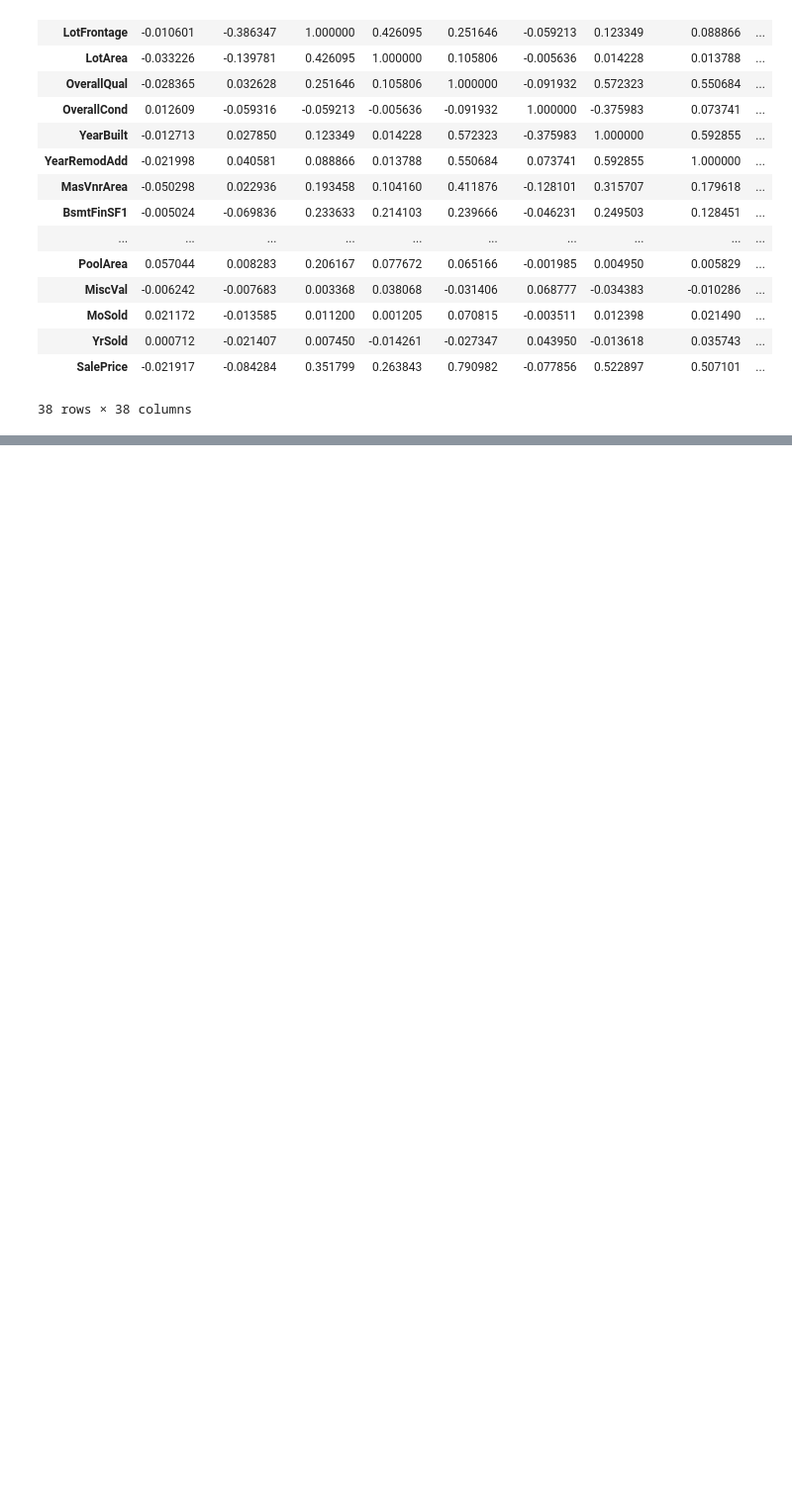
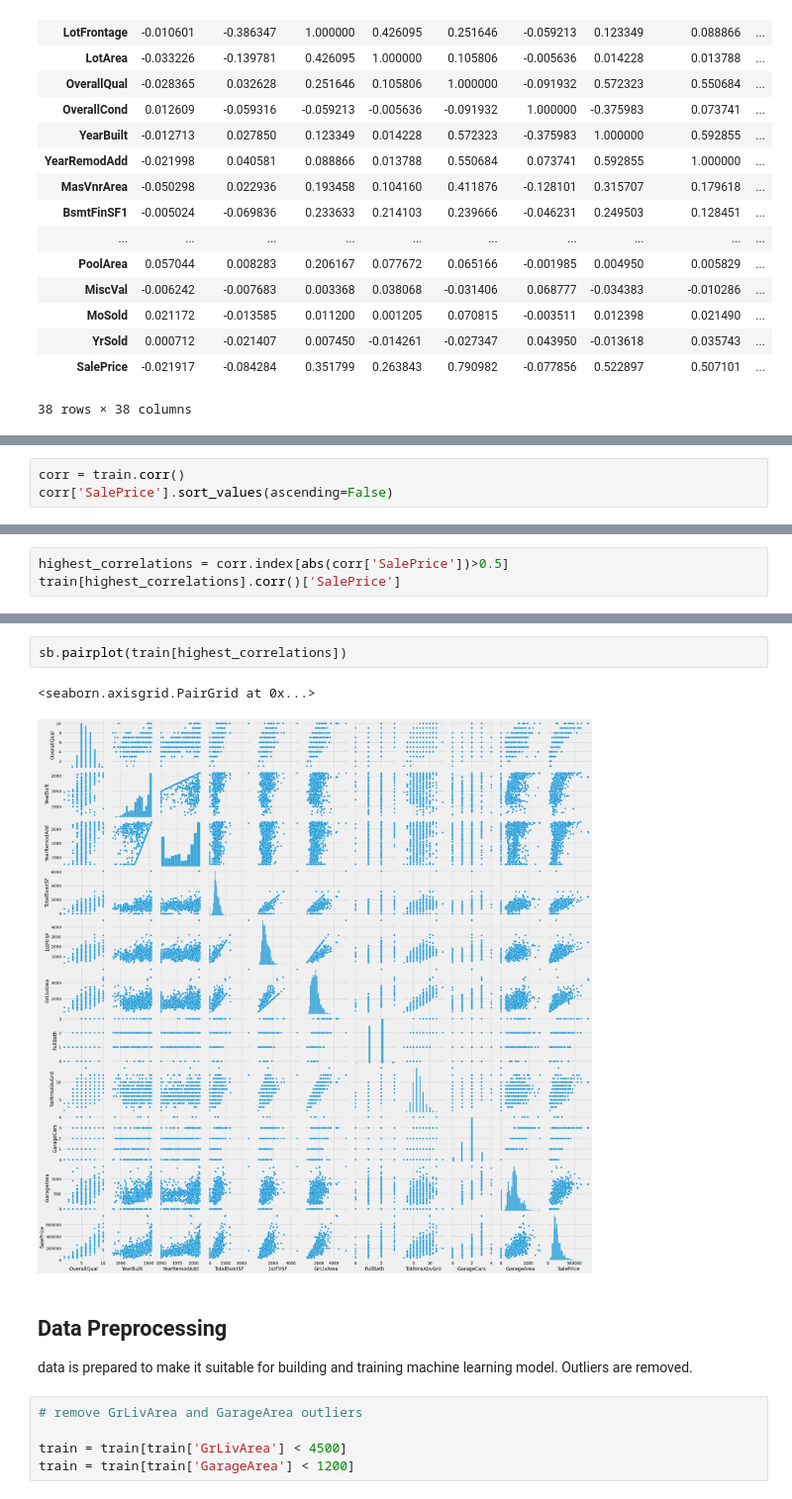
Before and after one commit to jwerenski/housingprices, a Jupyter notebook: housing.ipynb, the cells around one changed output, grey strips where cells are left out. Shown at 99% size. Drawn from its saved outputs; the diff is of its cells as text; blank space fills up the shorter version.

Commit message:
Completed simple housing model

```diff
--- a/housing.ipynb
+++ b/housing.ipynb
@@ -148,0 +149,3 @@ map.set_xticklabels(map.get_xticklabels(), rotation=45, horizontalalignment='rig
+# %%
+corr = train.corr()
+corr['SalePrice'].sort_values(ascending=False)
@@ -148,0 +170,3 @@ map.set_xticklabels(map.get_xticklabels(), rotation=45, horizontalalignment='rig
+# %%
+highest_correlations = corr.index[abs(corr['SalePrice'])>0.5]
+train[highest_correlations].corr()['SalePrice']
@@ -148,0 +186,14 @@ map.set_xticklabels(map.get_xticklabels(), rotation=45, horizontalalignment='rig
+# %%
+sb.pairplot(train[highest_correlations])
+# %% [output]
+<seaborn.axisgrid.PairGrid at 0x...>
+[figure, added]
+# %% [markdown]
+## Data Preprocessing
+
+data is prepared to make it suitable for building and training machine learning model. Outliers are removed.
+# %%
+# remove GrLivArea and GarageArea outliers
+
+train = train[train['GrLivArea'] < 4500]
+train = train[train['GarageArea'] < 1200]
```
Also changed, not shown: parts of 15 cells of this notebook.
